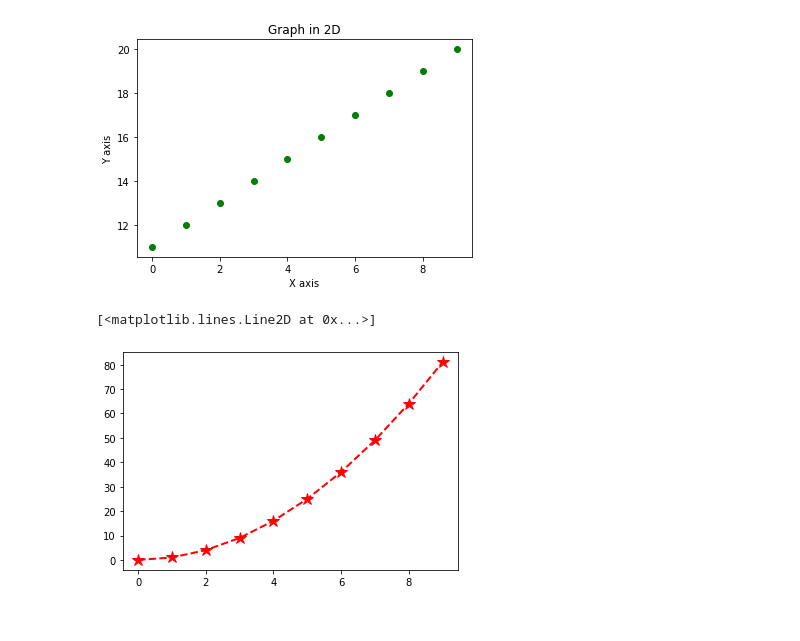
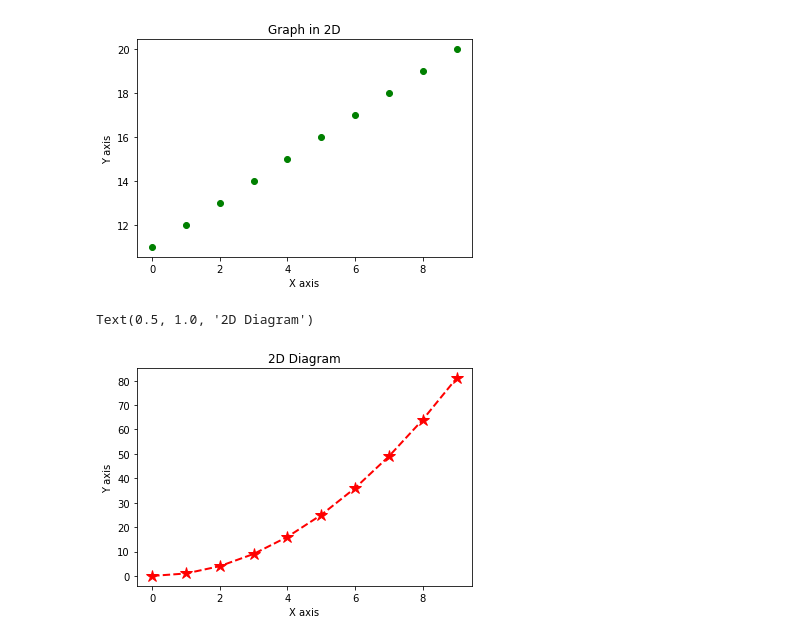
Before and after one commit to masrufjaman/python-basic, a Jupyter notebook: Matplotlib (Simple Visualization Library).ipynb, the cells around one changed output. Saved outputs shown, nothing was run; the diff lists cells and outputs as text; code cells hidden in the pictures.

```diff
--- a/Matplotlib (Simple Visualization Library).ipynb
+++ b/Matplotlib (Simple Visualization Library).ipynb
@@ -41,9 +41,10 @@ y = x*x
 # %%
 ## plt plot
 
 plt.plot(x, y, 'r*--', linestyle = 'dashed', linewidth = 2, markersize = 12)
 plt.xlabel('X axis')
 plt.ylabel('Y axis')
+plt.title('2D Diagram')
 # %% [output]
-[<matplotlib.lines.Line2D at 0x...>]
+Text(0.5, 1.0, '2D Diagram')
-[figure, old version]
+[figure, new version]
```
Also changed, not shown: parts of 5 cells of this notebook.
